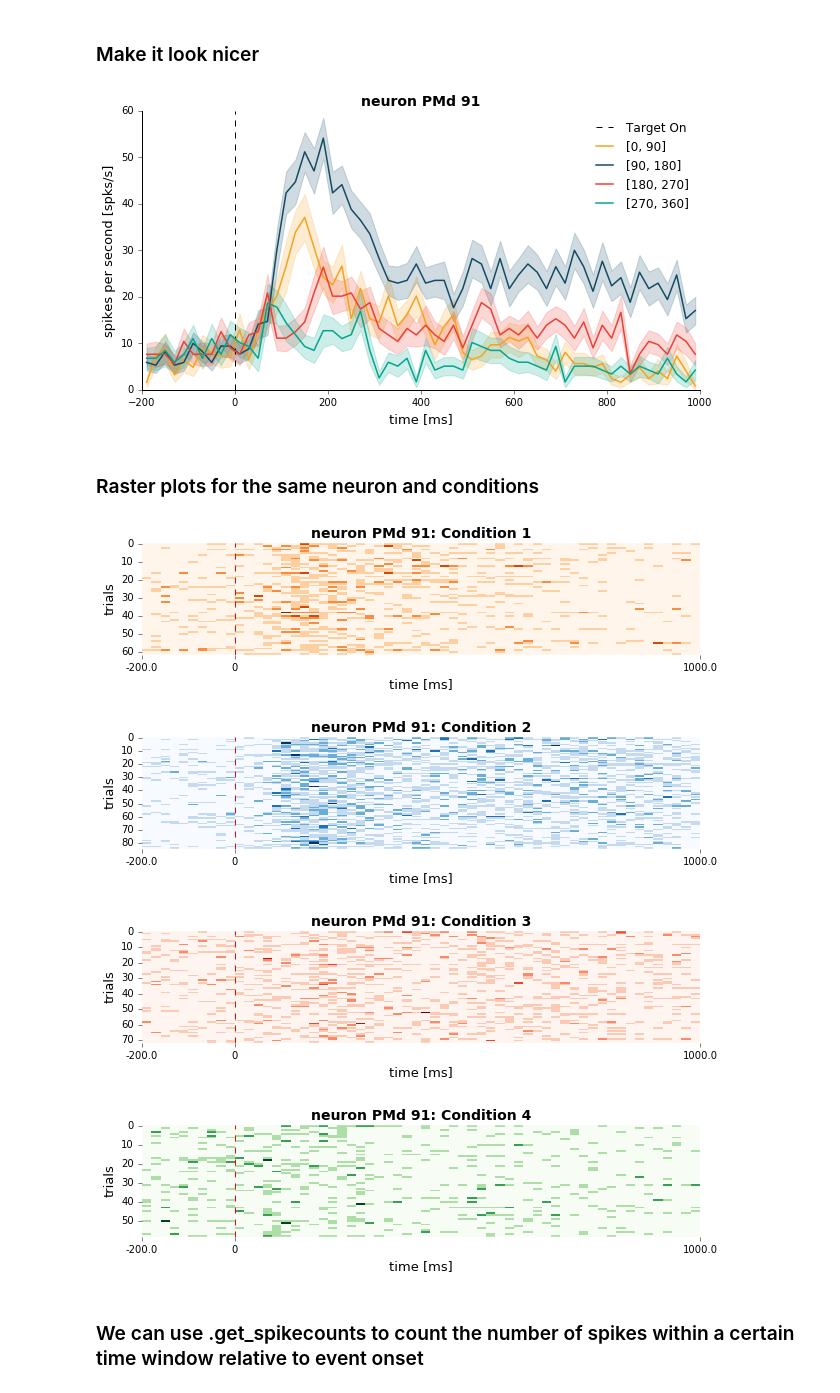
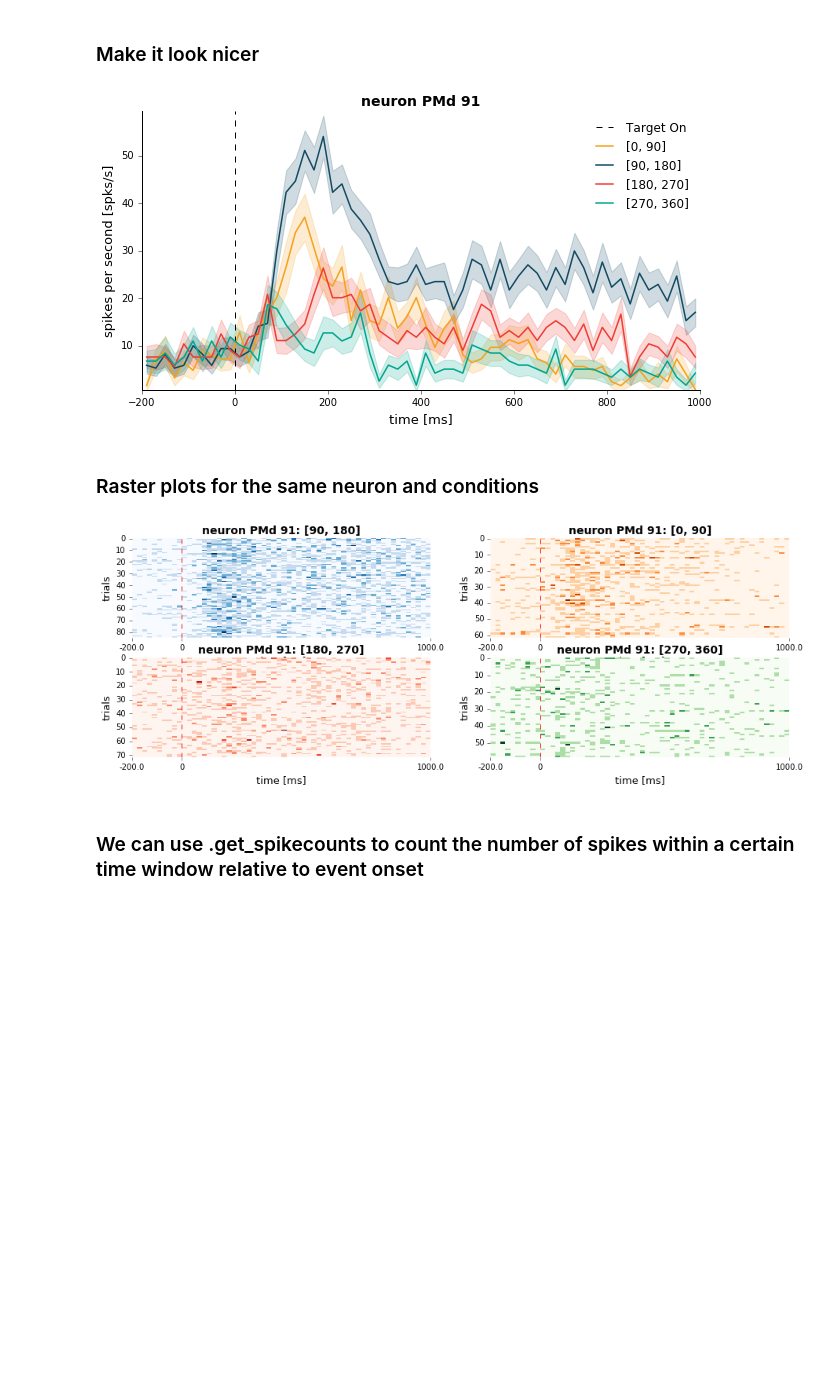
Before and after one commit to KordingLab/spykes, a Jupyter notebook: notebooks_examples/reaching_dataset_example.ipynb, the cells around one changed output. Drawn from its saved outputs; the diff is of its cells as text; code cells hidden in the pictures; blank space fills up the shorter version.

```diff
--- a/notebooks_examples/reaching_dataset_example.ipynb
+++ b/notebooks_examples/reaching_dataset_example.ipynb
@@ -84,32 +82,35 @@ psth_PMd = neuron_PMd.get_psth(events=data['events']['targetOnTime'],
                                binsize=20,
                                plot=False);
 
+plt.figure(figsize=(10,5))
 condition_names = [str(conditions_by_reach[i]['endpointOfReach']) for i in conditions_by_reach]
 neuron_PMd.plot_psth(psth=psth_PMd,
-                     figsize=(10,5),
                      event_name='Target On',
-                     condition_names=condition_names,
-                     ylim=[0,60]);
+                     condition_names=condition_names);
 # %% [output]
-[figure, old version]
+[figure, new version]
 # %% [markdown]
 ### Raster plots for the same neuron and conditions
 # %%
 rasters_PMd = neuron_PMd.get_raster(events=data['events']['targetOnTime'],
                                features=data['features'],
                                conditions=conditions_by_reach,
                                window=[-200,1000],
                                binsize=20,
                                plot = False);
 
-neuron_PMd.plot_raster(rasters_PMd,
-                      cmap = ['Oranges','Blues','Reds','Greens'],
-                      figsize=(10,2))
+plt.figure(figsize=(15,5))
+plot_order = np.array([2,1,3,4])
+for cond in rasters_PMd['conditions']:
+    plt.subplot(2,2,plot_order[cond])
+    neuron_PMd.plot_raster(rasters_PMd,
+                           condition = cond+1,
+                           cmap = ['Oranges','Blues','Reds','Greens'],
+                           condition_names=condition_names)
+    if i<2:
+        plt.xlabel('')
 # %% [output]
-[figure, old version]
+[figure, new version]
-[figure, removed]
-[figure, removed]
-[figure, removed]
 # %% [markdown]
 ### We can use .get_spikecounts to count the number of spikes within a certain time window relative to event onset
 # %%
```
Also changed, not shown: parts of 6 cells of this notebook, 2 other files.
